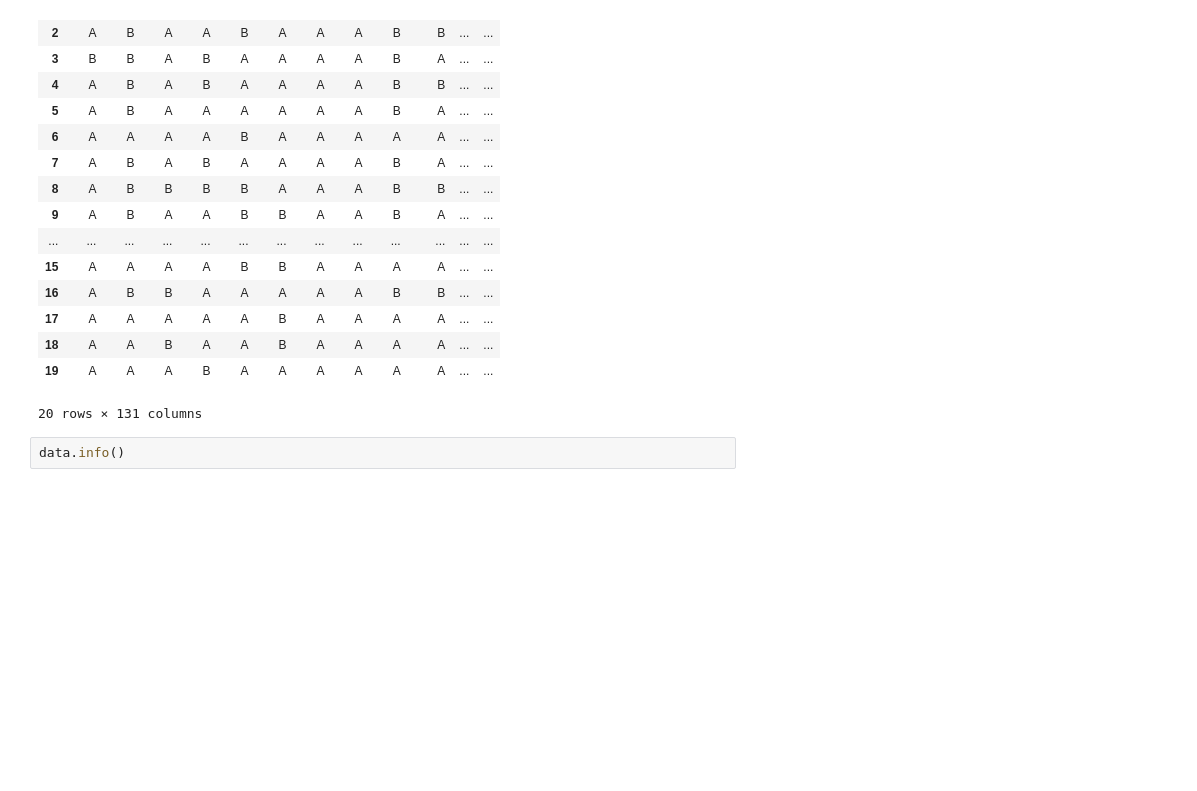
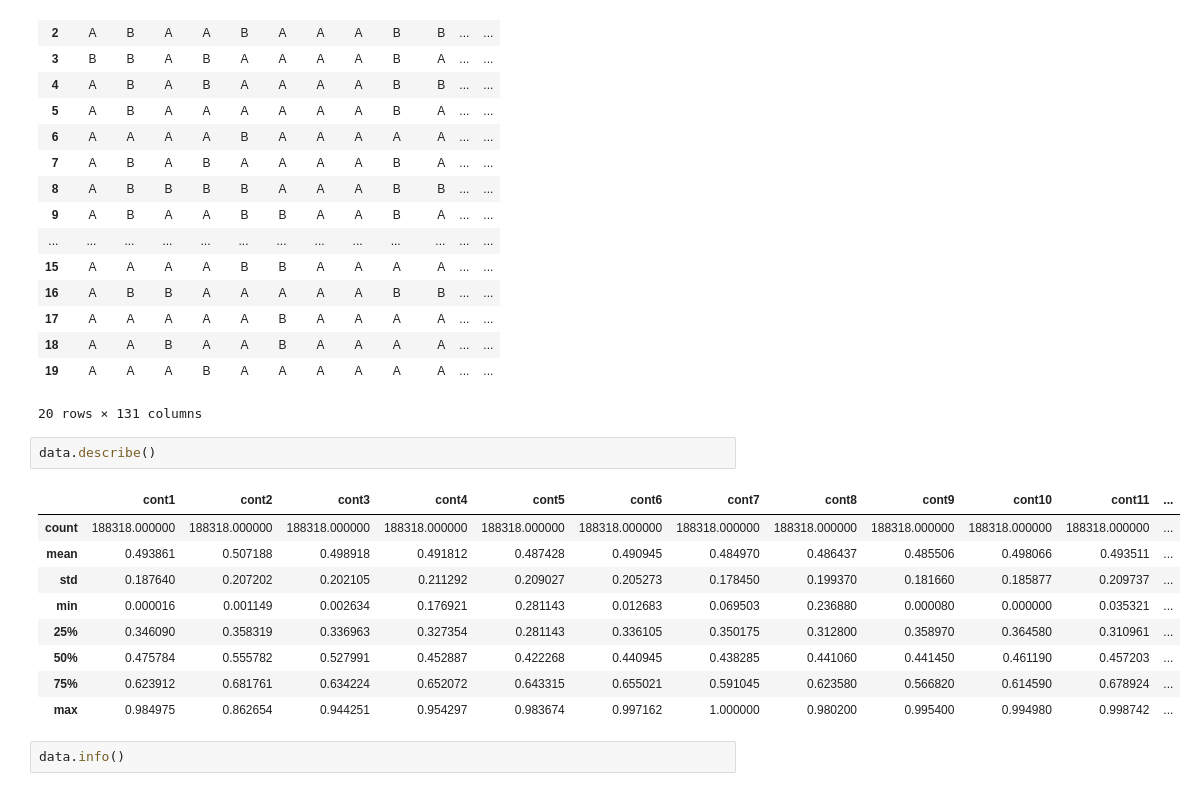
Before and after one commit to akira-nkgw/claims_severity, a Jupyter notebook: EDA_claims_severity.ipynb, the cells around one changed output. Cells and saved outputs as stored; diff of their text form; blank space fills up the shorter version.

```diff
--- a/EDA_claims_severity.ipynb
+++ b/EDA_claims_severity.ipynb
@@ -28,6 +28,18 @@ data.head(20)
 | 18 | A | A | B | A | A | B | A | A | A | A | ... | ... |
 | 19 | A | A | A | B | A | A | A | A | A | A | ... | ... |
 20 rows × 131 columns
+# %%
+data.describe()
+# %% [output]
+|  | cont1 | cont2 | cont3 | cont4 | cont5 | cont6 | cont7 | cont8 | cont9 | cont10 | cont11 | ... |
+| count | 188318.000000 | 188318.000000 | 188318.000000 | 188318.000000 | 188318.000000 | 188318.000000 | 188318.000000 | 188318.000000 | 188318.000000 | 188318.000000 | 188318.000000 | ... |
+| mean | 0.493861 | 0.507188 | 0.498918 | 0.491812 | 0.487428 | 0.490945 | 0.484970 | 0.486437 | 0.485506 | 0.498066 | 0.493511 | ... |
+| std | 0.187640 | 0.207202 | 0.202105 | 0.211292 | 0.209027 | 0.205273 | 0.178450 | 0.199370 | 0.181660 | 0.185877 | 0.209737 | ... |
+| min | 0.000016 | 0.001149 | 0.002634 | 0.176921 | 0.281143 | 0.012683 | 0.069503 | 0.236880 | 0.000080 | 0.000000 | 0.035321 | ... |
+| 25% | 0.346090 | 0.358319 | 0.336963 | 0.327354 | 0.281143 | 0.336105 | 0.350175 | 0.312800 | 0.358970 | 0.364580 | 0.310961 | ... |
+| 50% | 0.475784 | 0.555782 | 0.527991 | 0.452887 | 0.422268 | 0.440945 | 0.438285 | 0.441060 | 0.441450 | 0.461190 | 0.457203 | ... |
+| 75% | 0.623912 | 0.681761 | 0.634224 | 0.652072 | 0.643315 | 0.655021 | 0.591045 | 0.623580 | 0.566820 | 0.614590 | 0.678924 | ... |
+| max | 0.984975 | 0.862654 | 0.944251 | 0.954297 | 0.983674 | 0.997162 | 1.000000 | 0.980200 | 0.995400 | 0.994980 | 0.998742 | ... |
 # %%
 data.info()
 # %% [output]
```
Also changed, not shown: parts of 2 cells of this notebook, 1 other file.
